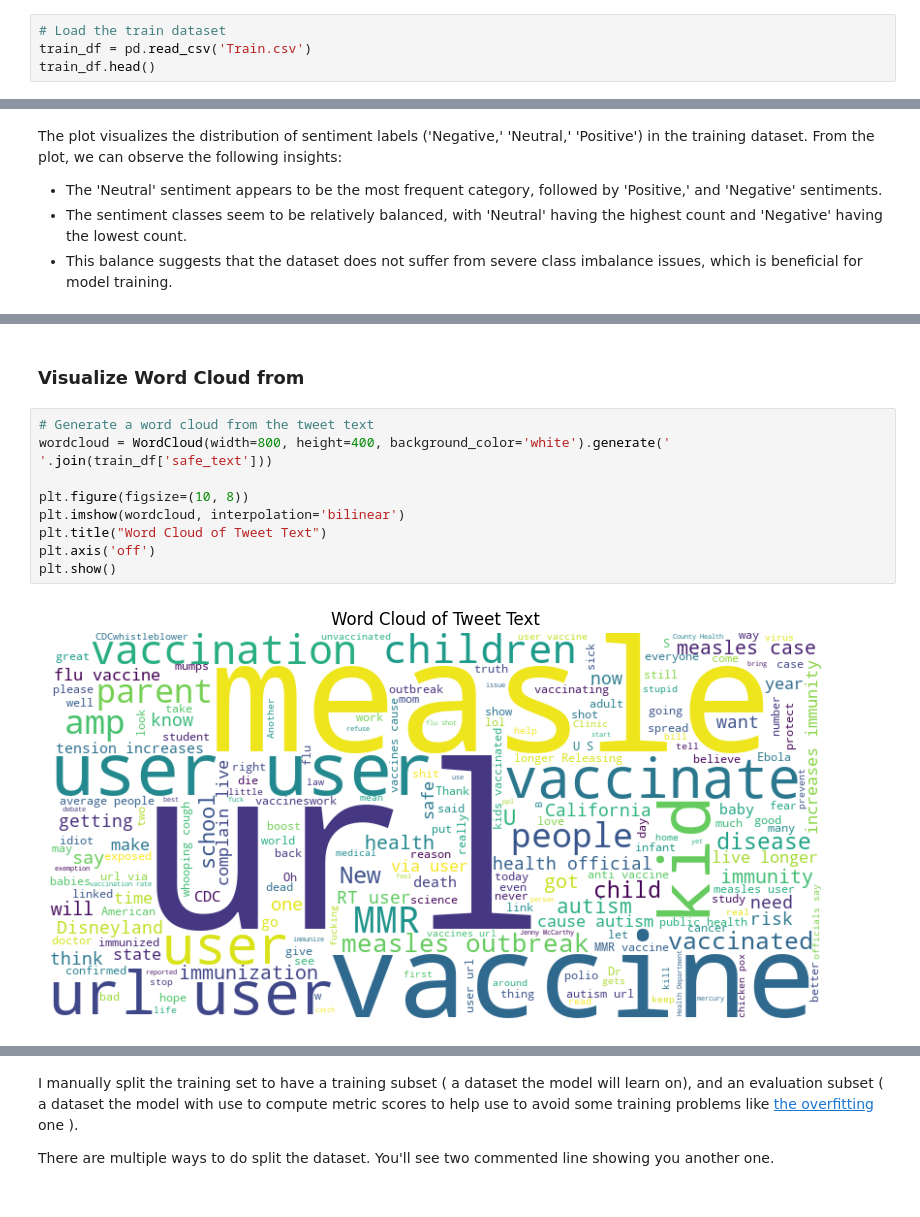
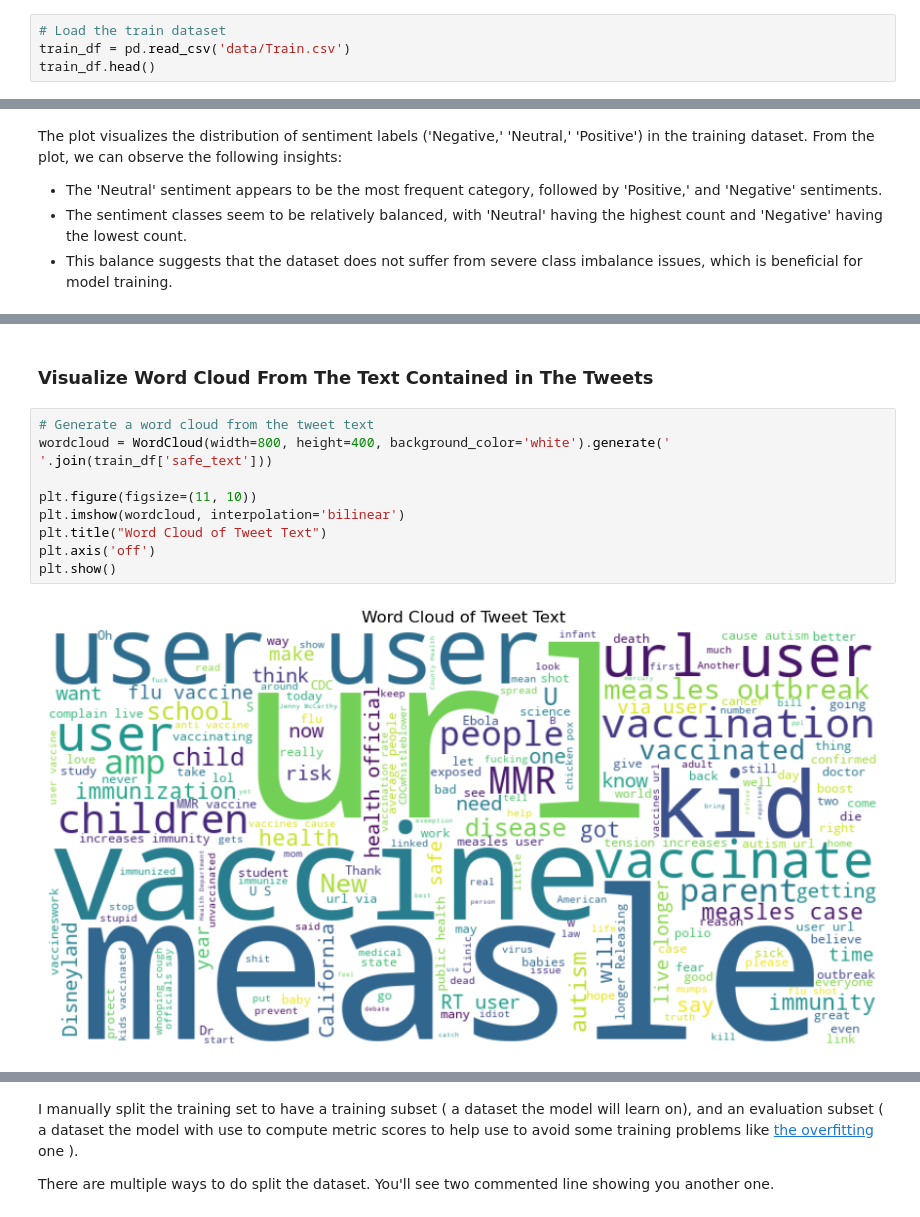
Before and after one commit to rasmodev/NLP-Vaccination-Sentiment-Analysis, a Jupyter notebook: NLP-Vaccination-Sentiment-Analysis.ipynb, the cells around one changed output, grey strips where cells are left out. Saved outputs shown, nothing was run; the diff lists cells and outputs as text.

```diff
--- a/NLP-Vaccination-Sentiment-Analysis.ipynb
+++ b/NLP-Vaccination-Sentiment-Analysis.ipynb
@@ -50,7 +53,7 @@ from sklearn.model_selection import train_test_split
 os.environ["WANDB_DISABLED"] = "true"
 # %%
 # Load the train dataset
-train_df = pd.read_csv('Train.csv')
+train_df = pd.read_csv('data/Train.csv')
 train_df.head()
 # %% [output]
 |  | tweet_id | safe_text | label | agreement |
@@ -223,13 +235,13 @@ plt.show()
 # %% [markdown]
-### Visualize Word Cloud from
+### Visualize Word Cloud From  The Text Contained in The Tweets
 # %%
 # Generate a word cloud from the tweet text
 wordcloud = WordCloud(width=800, height=400, background_color='white').generate(' '.join(train_df['safe_text']))
 
-plt.figure(figsize=(10, 8))
+plt.figure(figsize=(11, 10))
 plt.imshow(wordcloud, interpolation='bilinear')
 plt.title("Word Cloud of Tweet Text")
 plt.axis('off')
 plt.show()
 # %% [output]
-[figure, old version]
+[figure, new version]
```
Also changed, not shown: parts of 25 cells of this notebook.
